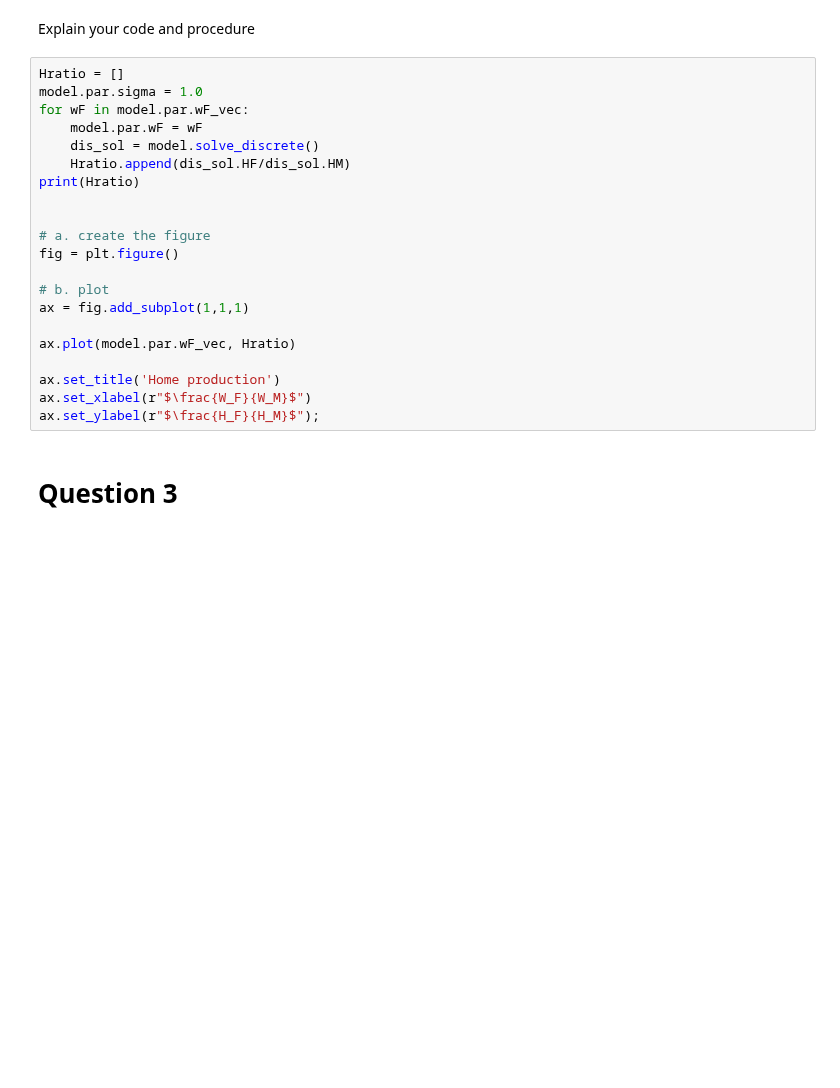
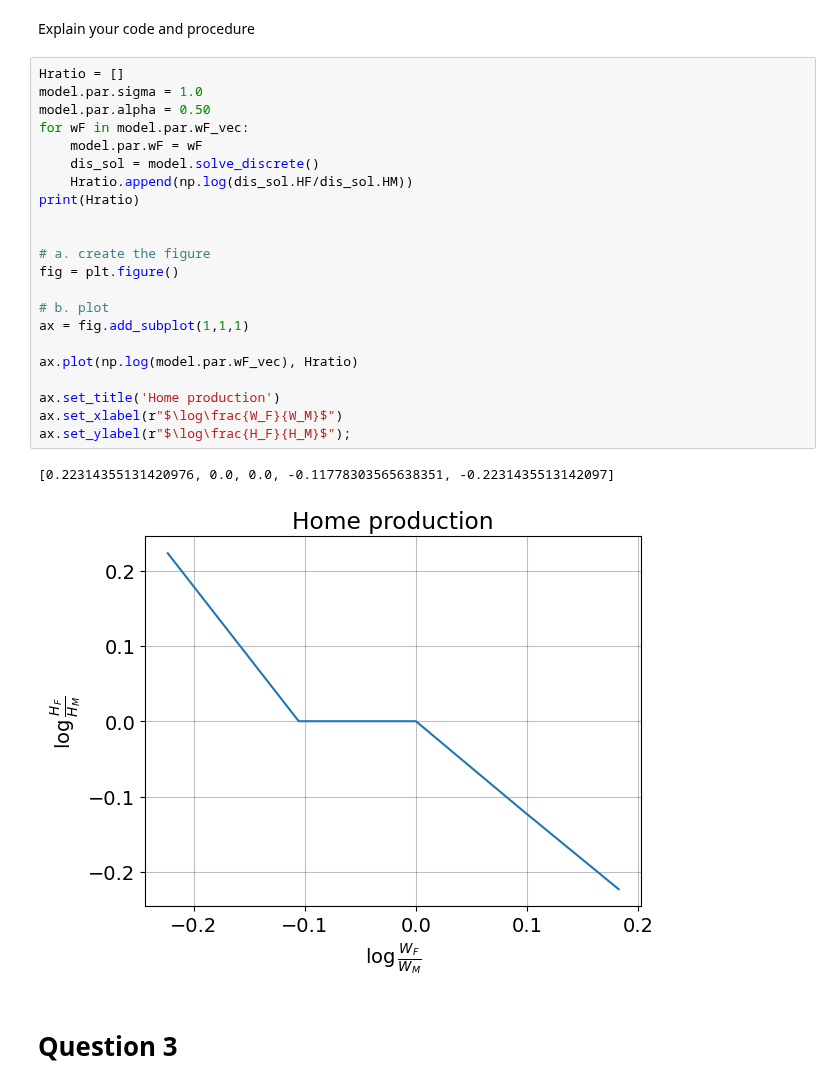
Before and after one commit to NumEconCopenhagen/projects-2023-vennerne, a Jupyter notebook: inauguralproject/inauguralproject.ipynb, the cells around one changed output. Saved outputs shown, nothing was run; the diff lists cells and outputs as text; blank space fills up the shorter version.

```diff
--- a/inauguralproject/inauguralproject.ipynb
+++ b/inauguralproject/inauguralproject.ipynb
@@ -91,24 +78,28 @@ Explain your code and procedure
 # %%
 Hratio = []
 model.par.sigma = 1.0
+model.par.alpha = 0.50
 for wF in model.par.wF_vec:
     model.par.wF = wF
     dis_sol = model.solve_discrete()
-    Hratio.append(dis_sol.HF/dis_sol.HM)
+    Hratio.append(np.log(dis_sol.HF/dis_sol.HM))
 print(Hratio)
 
 
 # a. create the figure
 fig = plt.figure()
 
 # b. plot
 ax = fig.add_subplot(1,1,1)
 
-ax.plot(model.par.wF_vec, Hratio)
+ax.plot(np.log(model.par.wF_vec), Hratio)
 
 ax.set_title('Home production')
-ax.set_xlabel(r"$\frac{W_F}{W_M}$")
-ax.set_ylabel(r"$\frac{H_F}{H_M}$");
+ax.set_xlabel(r"$\log\frac{W_F}{W_M}$")
+ax.set_ylabel(r"$\log\frac{H_F}{H_M}$");
+# %% [output]
+[0.22314355131420976, 0.0, 0.0, -0.11778303565638351, -0.2231435513142097]
+[figure, added]
 # %% [markdown]
 # Question 3
 # %% [markdown]
```
Also changed, not shown: parts of 5 cells of this notebook, 1 other file.
